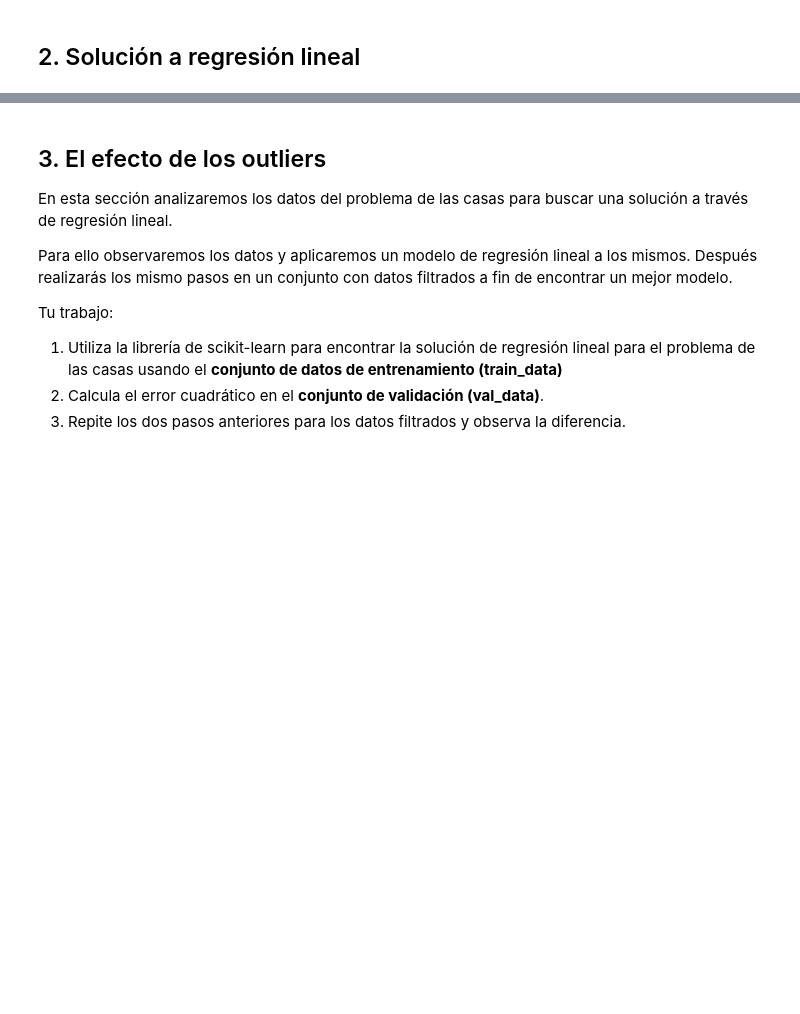
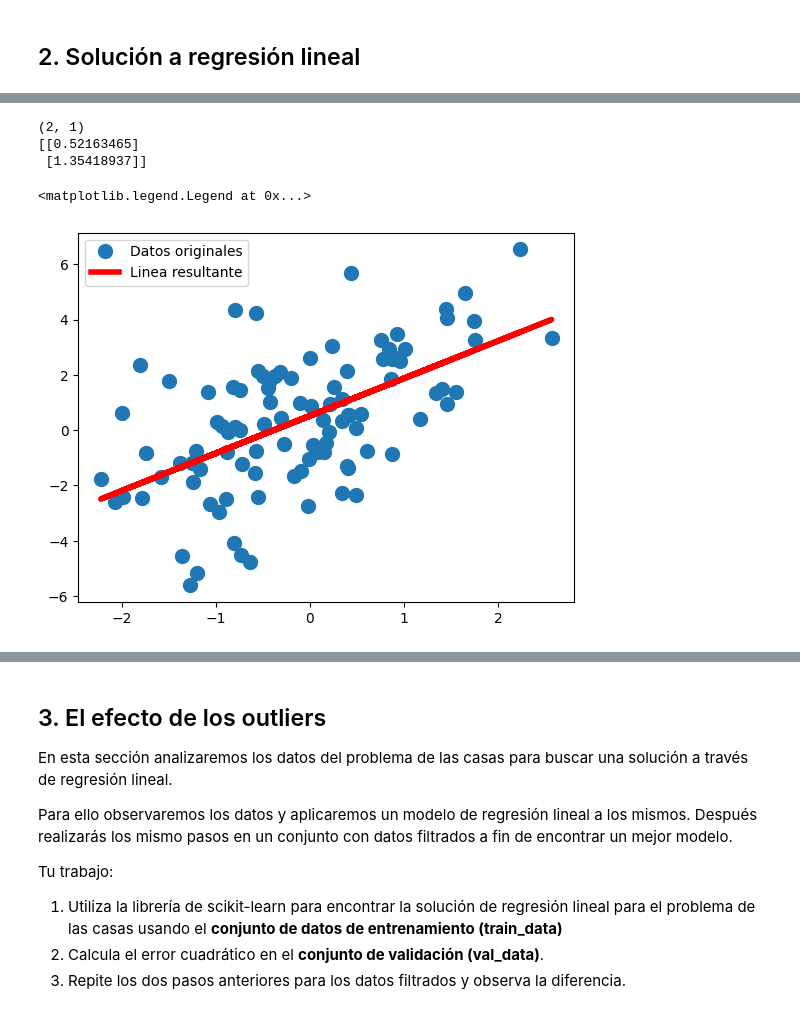
Before and after one commit to FranciscoDurazo/SI23_Peri_Co, a Jupyter notebook: ejercicio_1-LinearReg/linear_regression.ipynb, the cells around one changed output, grey strips where cells are left out. Saved outputs shown, nothing was run; the diff lists cells and outputs as text; code cells hidden in the pictures; blank space fills up the shorter version.

```diff
--- a/ejercicio_1-LinearReg/linear_regression.ipynb
+++ b/ejercicio_1-LinearReg/linear_regression.ipynb
@@ -76,16 +78,24 @@ print(X_augmented.shape)
 #       np.linalg.inv() se usa para calcular la matriz inversa
 #       X.T es la transpuesta de X
 
-w_hat = ...
+w_hat = np.linalg.inv(X_augmented.T @ X_augmented) @ X_augmented.T @ y
 print(w_hat.shape)
+print(w_hat)
+# %% [output]
+(2, 1)
+[[0.52163465]
+ [1.35418937]]
 # %%
 # 2.3 TODO: Calcula las predicciones de tu modelo
-y_hat = ...
+y_hat = X_augmented.dot(w_hat)
 
 plt.plot(X, y, 'o', label='Datos originales', markersize=10)
 
 # TODO: Grafica las preddicciones/ la linea resultante
-plt.plot(..., ..., 'r', lw=4, label='Linea resultante')
+plt.plot(X, y_hat, 'r', lw=4, label='Linea resultante')
 
 plt.legend()
+# %% [output]
+<matplotlib.legend.Legend at 0x...>
+[figure, added]
 # %%
```
Also changed, not shown: parts of 9 cells of this notebook.
